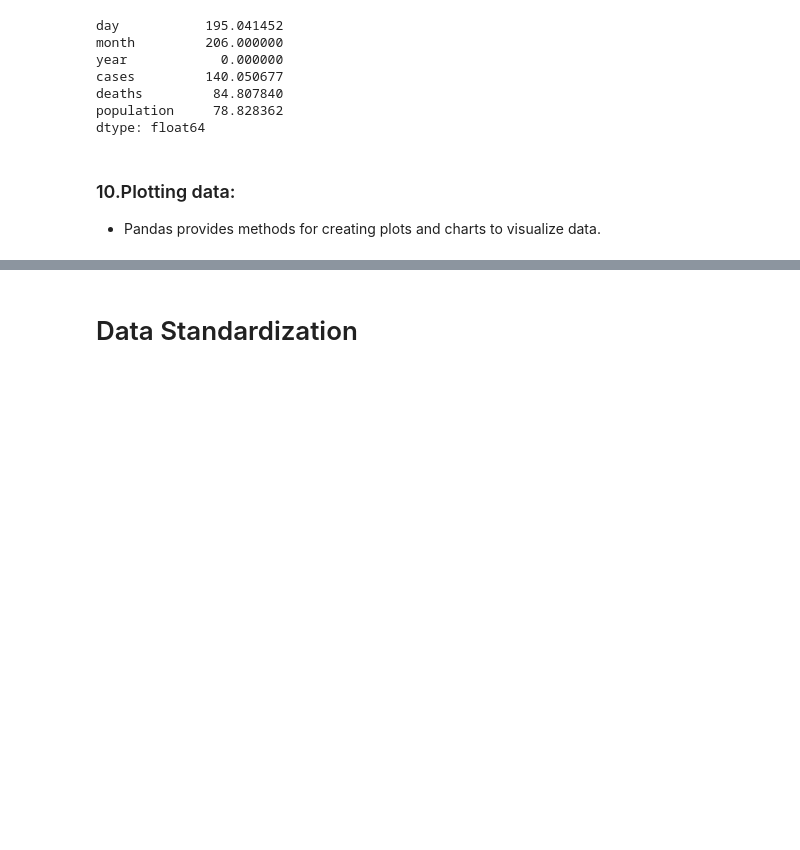
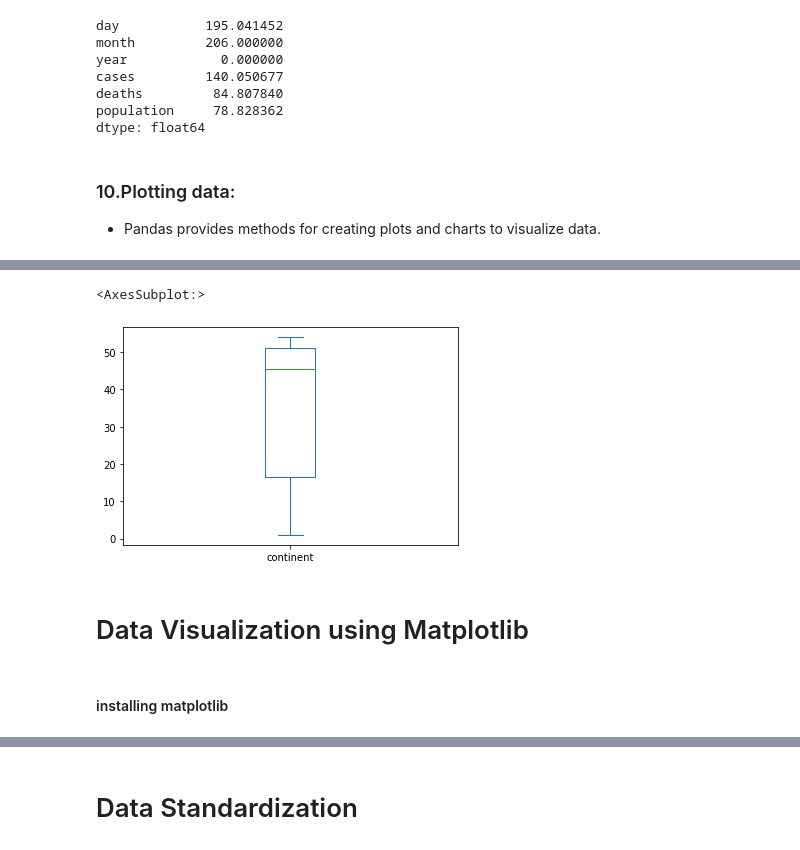
Before and after one commit to Learn-With-Karthik/DataScience, a Jupyter notebook: Module4- Pandas- updated.ipynb, the cells around one changed output, grey strips where cells are left out. Drawn from its saved outputs; the diff is of its cells as text; code cells hidden in the pictures; blank space fills up the shorter version.

```diff
--- a/Module4- Pandas- updated.ipynb
+++ b/Module4- Pandas- updated.ipynb
@@ -1626,0 +1654,9 @@ covid_data.plot(x='cases', y='deaths',kind='scatter')
+# %%
+covid_data.continent.value_counts().plot(kind="box")
+# %% [output]
+<AxesSubplot:>
+[figure, added]
+# %% [markdown]
+# Data Visualization using Matplotlib
+# %% [markdown]
+#### installing  matplotlib
```
Also changed, not shown: parts of 99 cells of this notebook, 5 other files.
